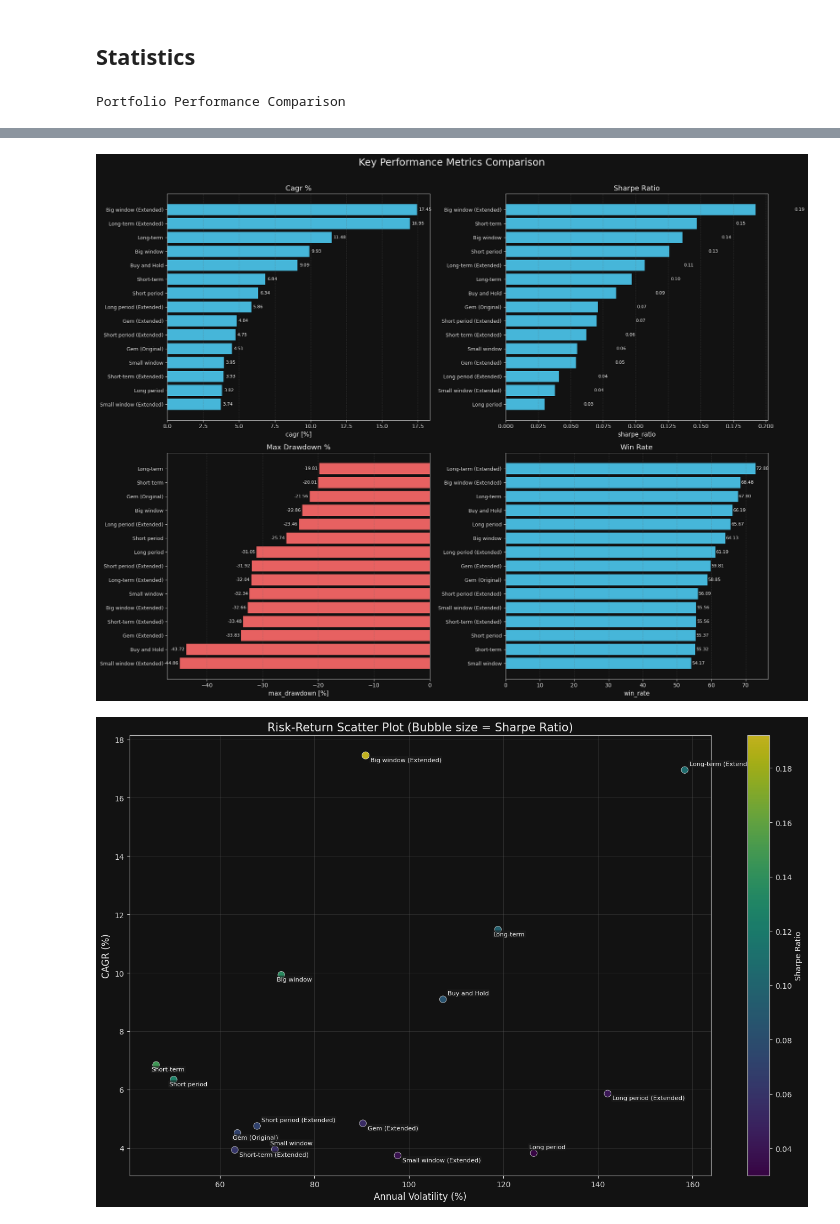
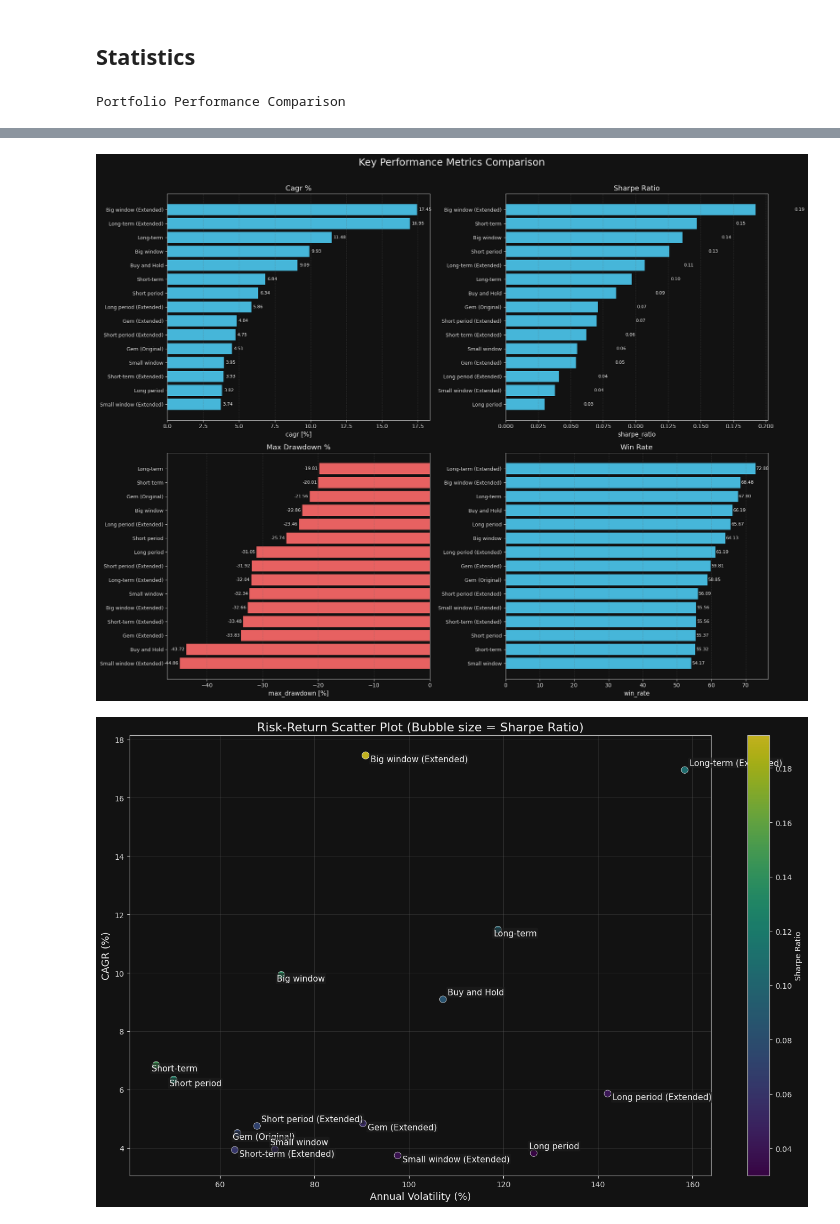
Before and after one commit to Azalurg/stock-market-research, a Jupyter notebook: 01_gem.ipynb, the cells around one changed output, grey strips where cells are left out. Cells and saved outputs as stored; diff of their text form; code cells hidden in the pictures.

```diff
--- a/01_gem.ipynb
+++ b/01_gem.ipynb
@@ -94,6 +94,7 @@ STARTING_CASH = 1000
 REBALANCE_PERIOD = 30  # in days
 COMPARISON_TIME_WINDOW = 365  # in days
 BUY_AND_HOLD_TICKER = "SPY"
+SAVE_PLOTS = False
 # %%
 # Adjust days
 def adjust_days(days: int) -> int:
@@ -1036,9 +1044,9 @@ scatter = ax.scatter(
 )
 plt.colorbar(scatter, label="Sharpe Ratio")
 
-ax.set_xlabel("Annual Volatility (%)", fontsize=12)
-ax.set_ylabel("CAGR (%)", fontsize=12)
-ax.set_title("Risk-Return Scatter Plot (Bubble size = Sharpe Ratio)", fontsize=15)
+ax.set_xlabel("Annual Volatility (%)", fontsize=13)
+ax.set_ylabel("CAGR (%)", fontsize=13)
+ax.set_title("Risk-Return Scatter Plot (Bubble size = Sharpe Ratio)", fontsize=16)
 
 for i, txt in enumerate(labels):
     offset_x = 6 if i % 2 == 0 else -6
@@ -1048,33 +1056,35 @@ for i, txt in enumerate(labels):
         (volatility[i], cagr[i]),
         xytext=(offset_x, offset_y),
         textcoords="offset points",
-        fontsize=8,
+        fontsize=11,
         bbox=dict(
             boxstyle="round,pad=0.15", facecolor="#1e1e1e", alpha=0.6, edgecolor="none"
         ),
     )
 
 ax.grid(True, alpha=0.3)
 plt.tight_layout()
+if SAVE_PLOTS:
+    plt.savefig("risk_return_scatter.png", dpi=600, bbox_inches="tight")
 plt.show()
 # %% [output]
 Portfolio Performance Comparison
 |  | Buy and Hold | Gem (Original) | Gem (Extended) | Long period | Long period (Extended) | Short period | ... |
 | total_return [%] | 322.250000 | 108.080000 | 119.100000 | 85.510000 | 155.970000 | 178.300000 | ... |
 | cagr [%] | 9.090000 | 4.510000 | 4.840000 | 3.820000 | 5.860000 | 6.340000 | ... |
 | annual_volatility [%] | 107.210000 | 63.700000 | 90.260000 | 126.410000 | 142.040000 | 50.210000 | ... |
 | max_drawdown [%] | -43.720000 | -21.560000 | -33.830000 | -31.050000 | -23.460000 | -25.740000 | ... |
 | - | --- | --- | --- | --- | --- | --- | ... |
 | rising_days | 92 | 123 | 125 | 44 | 41 | 232 | ... |
 | falling_days | 47 | 82 | 83 | 23 | 26 | 175 | ... |
 | flat_days | 0 | 4 | 1 | 0 | 0 | 12 | ... |
 | avg_daily_return [%] | 1.205000 | 0.408000 | 0.488000 | 1.157000 | 1.691000 | 0.280000 | ... |
 | avg_daily_gain [%] | 4.103000 | 2.342000 | 3.415000 | 4.652000 | 6.143000 | 1.849000 | ... |
 | ... | ... | ... | ... | ... | ... | ... | ... |
 | ---- | --- | --- | --- | --- | --- | --- | ... |
 | total_days | 6049 | 6067 | 6067 | 6026 | 6026 | 6083 | ... |
 | total_years | 16.560000 | 16.610000 | 16.610000 | 16.500000 | 16.500000 | 16.650000 | ... |
 | initial_value | 1000.000000 | 999.500000 | 999.500000 | 999.500000 | 999.500000 | 999.500000 | ... |
 | final_value | 4222.500000 | 2079.770000 | 2189.910000 | 1854.190000 | 2558.460000 | 2781.590000 | ... |
 [figure]
-[figure, old version]
+[figure, new version]
```
Also changed, not shown: parts of 2 cells of this notebook.
